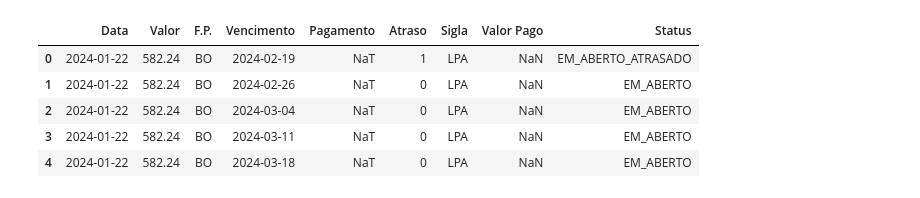
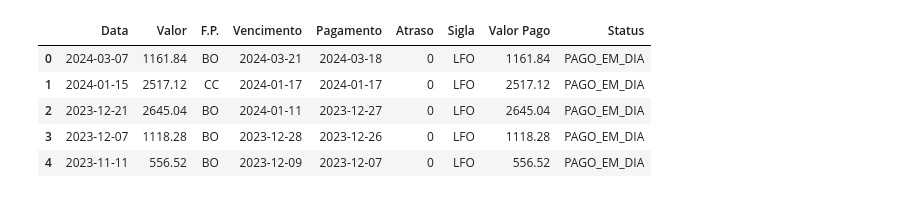
Before and after one commit to Lucasscheere/analise_de_credito, a Jupyter notebook: analise2.ipynb, the cells around one changed output. Cells and saved outputs as stored; diff of their text form; code cells hidden in the pictures.

```diff
--- a/analise2.ipynb
+++ b/analise2.ipynb
@@ -9,12 +7,12 @@ py.init_notebook_mode(connected=False)
 # %% [output]
 [interactive output not drawn]
 # %%
-df = pd.read_excel('JCN.xls', usecols=['Data', 'Valor', 'Vencimento','F.P.', 'Pagamento', 'Atraso', 'Status', 'Sigla', 'Valor Pago'])
+df = pd.read_excel('CHAVES.xls', usecols=['Data', 'Valor', 'Vencimento','F.P.', 'Pagamento', 'Atraso', 'Status', 'Sigla', 'Valor Pago'])
 df.head()
 # %% [output]
 |  | Data | Valor | F.P. | Vencimento | Pagamento | Atraso | Sigla | Valor Pago | Status |
-| 0 | 2024-01-22 | 582.24 | BO | 2024-02-19 | NaT | 1 | LPA | NaN | EM_ABERTO_ATRASADO |
-| 1 | 2024-01-22 | 582.24 | BO | 2024-02-26 | NaT | 0 | LPA | NaN | EM_ABERTO |
-| 2 | 2024-01-22 | 582.24 | BO | 2024-03-04 | NaT | 0 | LPA | NaN | EM_ABERTO |
-| 3 | 2024-01-22 | 582.24 | BO | 2024-03-11 | NaT | 0 | LPA | NaN | EM_ABERTO |
-| 4 | 2024-01-22 | 582.24 | BO | 2024-03-18 | NaT | 0 | LPA | NaN | EM_ABERTO |
+| 0 | 2024-03-07 | 1161.84 | BO | 2024-03-21 | 2024-03-18 | 0 | LFO | 1161.84 | PAGO_EM_DIA |
+| 1 | 2024-01-15 | 2517.12 | CC | 2024-01-17 | 2024-01-17 | 0 | LFO | 2517.12 | PAGO_EM_DIA |
+| 2 | 2023-12-21 | 2645.04 | BO | 2024-01-11 | 2023-12-27 | 0 | LFO | 2645.04 | PAGO_EM_DIA |
+| 3 | 2023-12-07 | 1118.28 | BO | 2023-12-28 | 2023-12-26 | 0 | LFO | 1118.28 | PAGO_EM_DIA |
+| 4 | 2023-11-11 | 556.52 | BO | 2023-12-09 | 2023-12-07 | 0 | LFO | 556.52 | PAGO_EM_DIA |
```
Also changed, not shown: parts of 11 cells of this notebook.
